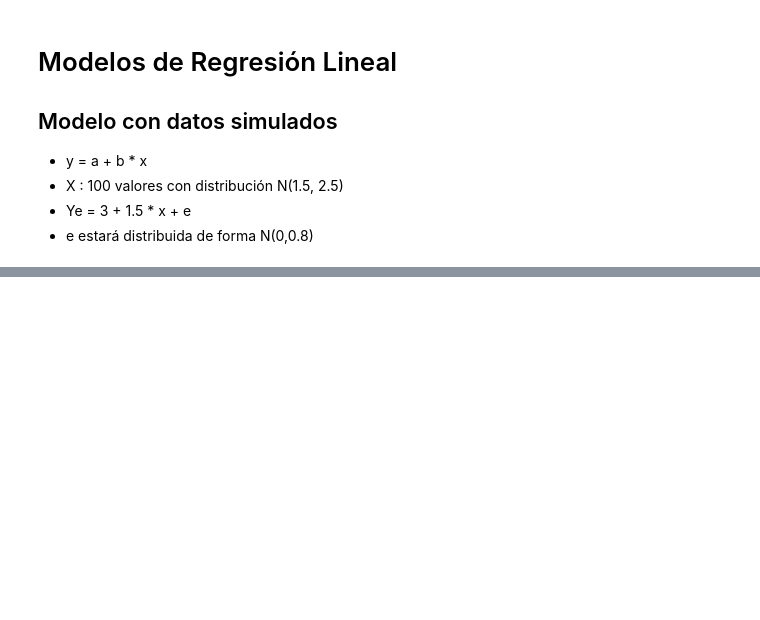
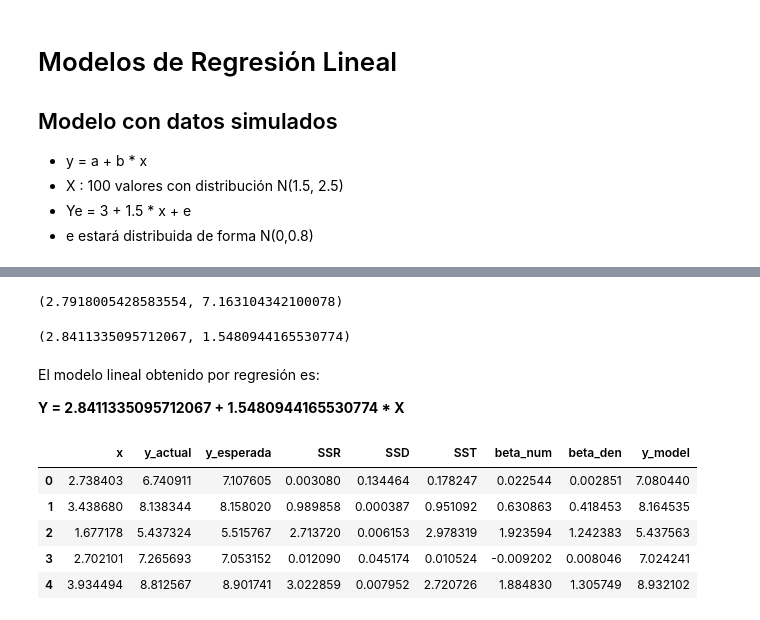
Before and after one commit to Andhurt/Machine_Learning_Py, a Jupyter notebook: notebooks/T4 - 1 - Linear Regression - Datos ficticios.ipynb, the cells around one changed output, grey strips where cells are left out. Cells and saved outputs as stored; diff of their text form; code cells hidden in the pictures; blank space fills up the shorter version.

```diff
--- a/notebooks/T4 - 1 - Linear Regression - Datos ficticios.ipynb
+++ b/notebooks/T4 - 1 - Linear Regression - Datos ficticios.ipynb
@@ -92,0 +116,6 @@ R2
+# %%
+x_mean = np.mean(data["x"])
+y_mean = np.mean(data["y_actual"])
+x_mean, y_mean
+# %% [output]
+(2.7918005428583554, 7.163104342100078)
@@ -92,0 +128,9 @@ R2
+# %%
+alpha, beta
+# %% [output]
+(2.8411335095712067, 1.5480944165530774)
+# %% [markdown]
+El modelo lineal obtenido por regresión es:
+
+
+<b>Y = 2.8411335095712067 + 1.5480944165530774 * X </b>
@@ -92,0 +139,9 @@ R2
+# %%
+data.head()
+# %% [output]
+|  | x | y_actual | y_esperada | SSR | SSD | SST | beta_num | beta_den | y_model |
+| 0 | 2.738403 | 6.740911 | 7.107605 | 0.003080 | 0.134464 | 0.178247 | 0.022544 | 0.002851 | 7.080440 |
+| 1 | 3.438680 | 8.138344 | 8.158020 | 0.989858 | 0.000387 | 0.951092 | 0.630863 | 0.418453 | 8.164535 |
+| 2 | 1.677178 | 5.437324 | 5.515767 | 2.713720 | 0.006153 | 2.978319 | 1.923594 | 1.242383 | 5.437563 |
+| 3 | 2.702101 | 7.265693 | 7.053152 | 0.012090 | 0.045174 | 0.010524 | -0.009202 | 0.008046 | 7.024241 |
+| 4 | 3.934494 | 8.812567 | 8.901741 | 3.022859 | 0.007952 | 2.720726 | 1.884830 | 1.305749 | 8.932102 |
```
Also changed, not shown: parts of 22 cells of this notebook, 6 other files.
